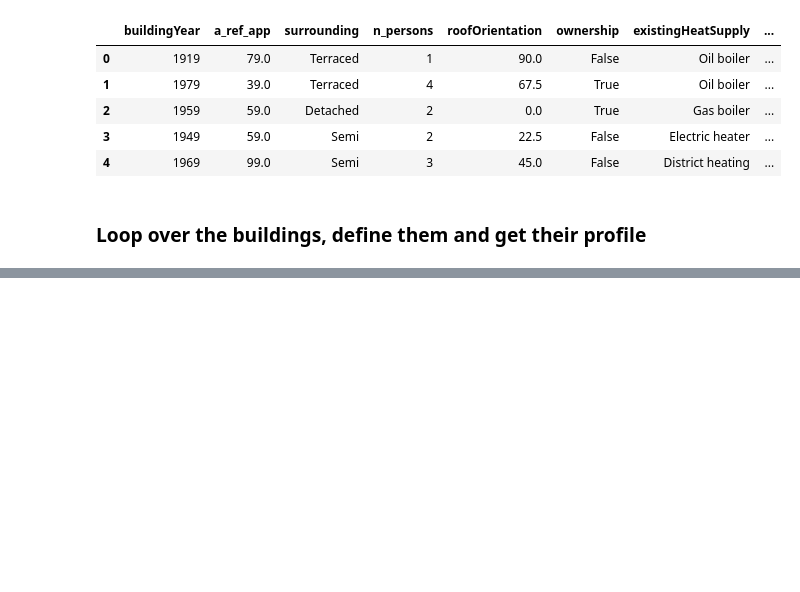
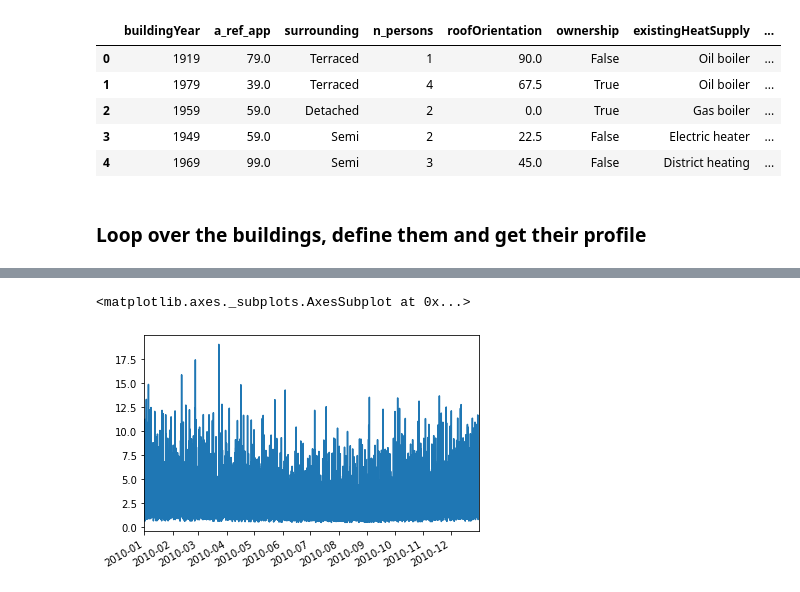
Before and after one commit to FZJ-IEK3-VSA/tsib, a Jupyter notebook: examples/archetypes/validation_archetypes.ipynb, the cells around one changed output, grey strips where cells are left out. Drawn from its saved outputs; the diff is of its cells as text; code cells hidden in the pictures; blank space fills up the shorter version.

```diff
--- a/examples/archetypes/validation_archetypes.ipynb
+++ b/examples/archetypes/validation_archetypes.ipynb
@@ -77,0 +81,5 @@ Start 7 processes, round 2 of 3
+# %%
+bdgs[0].detailedResults['Electricity Load'].plot()
+# %% [output]
+<matplotlib.axes._subplots.AxesSubplot at 0x...>
+[figure, added]
```
Also changed, not shown: parts of 11 cells of this notebook.
